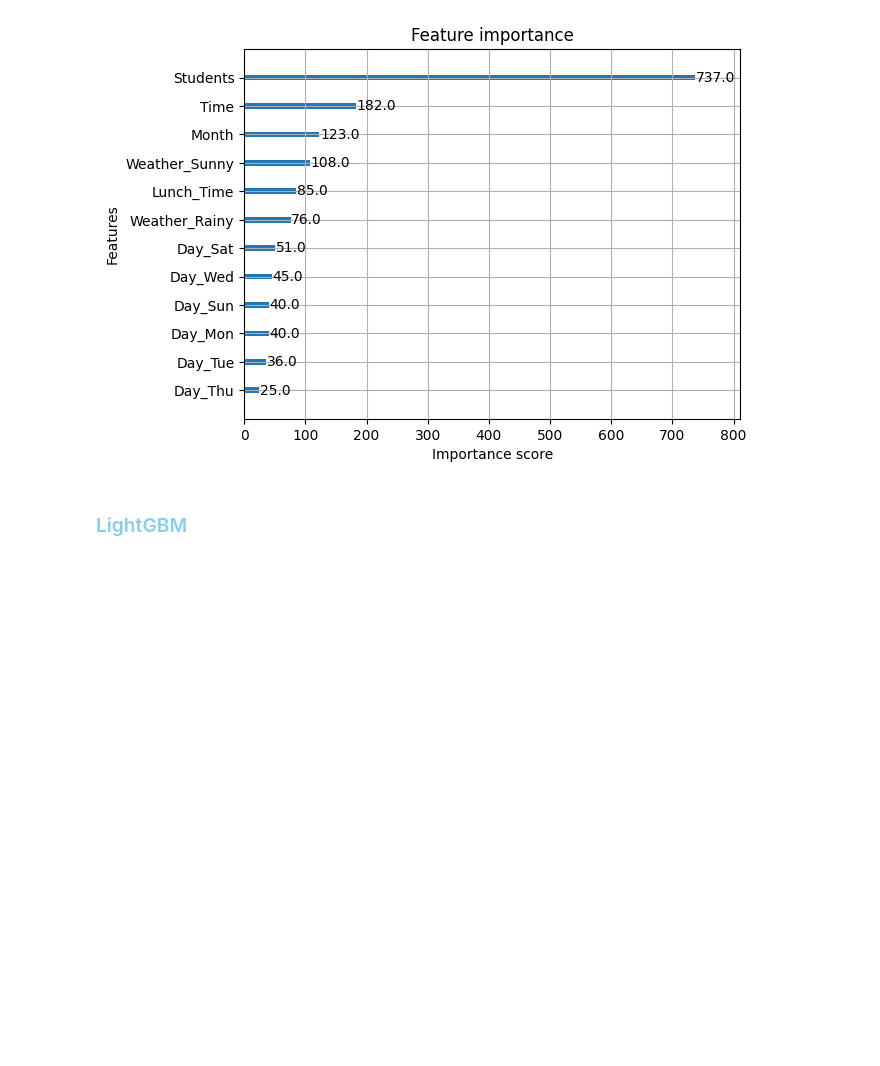
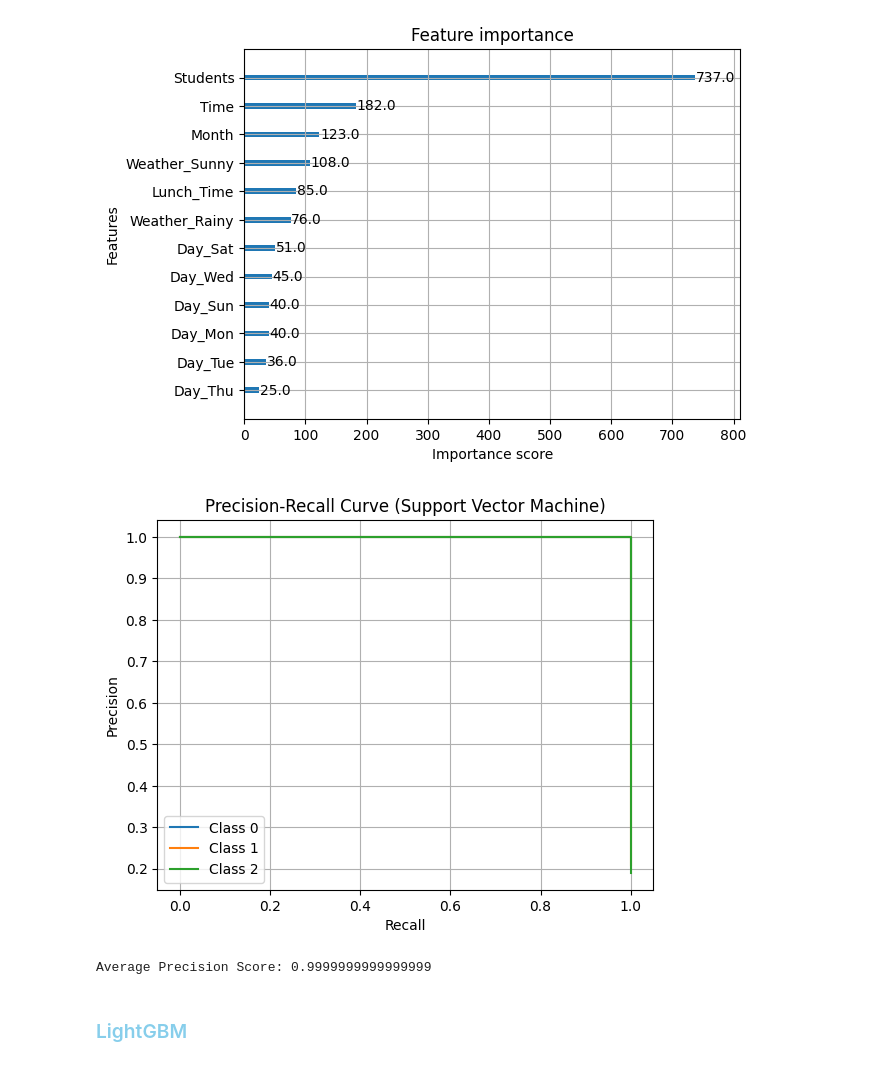
Before and after one commit to Wasima230Sultana/MU-Canteen-Rush-Predictor, a Jupyter notebook: Canteen-rush.ipynb, the cells around one changed output. Saved outputs shown, nothing was run; the diff lists cells and outputs as text; code cells hidden in the pictures; blank space fills up the shorter version.

Commit message:
PR curve for xgboost

```diff
--- a/Canteen-rush.ipynb
+++ b/Canteen-rush.ipynb
@@ -1032,6 +1032,31 @@ plot_importance(modelXGB)
 plt.show()
 # %% [output]
 [figure]
+# %%
+y_test_bin = label_binarize(y_test, classes=[0,1,2])
+y_proba_xgb = modelXGB.predict_proba(X_test)
+
+for i in range(3):
+    precision, recall, _ = precision_recall_curve(
+        y_test_bin[:, i],
+        y_proba_xgb[:, i]
+    )
+
+    plt.plot(recall, precision, label=f"Class {i}")
+
+plt.xlabel("Recall")
+plt.ylabel("Precision")
+plt.title("Precision-Recall Curve (Support Vector Machine)")
+plt.legend()
+plt.grid(True)
+plt.show()
+
+score = average_precision_score(y_test_bin, y_proba_xgb, average="macro")
+
+print("Average Precision Score:", score)
+# %% [output]
+[figure, added]
+Average Precision Score: 0.9999999999999999
 # %% [markdown]
 <h3 style="color:skyblue">LightGBM</h3>
 # %%
```
